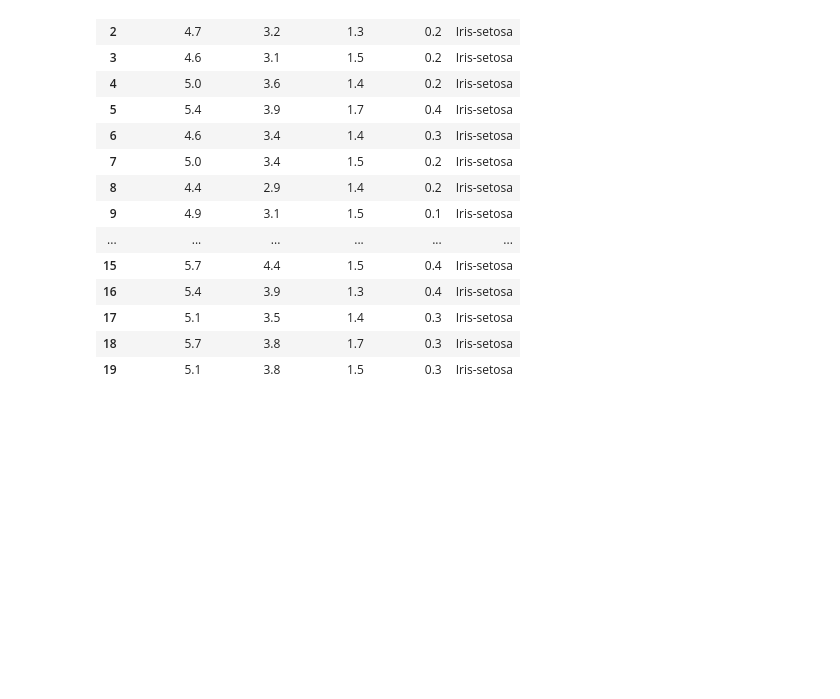
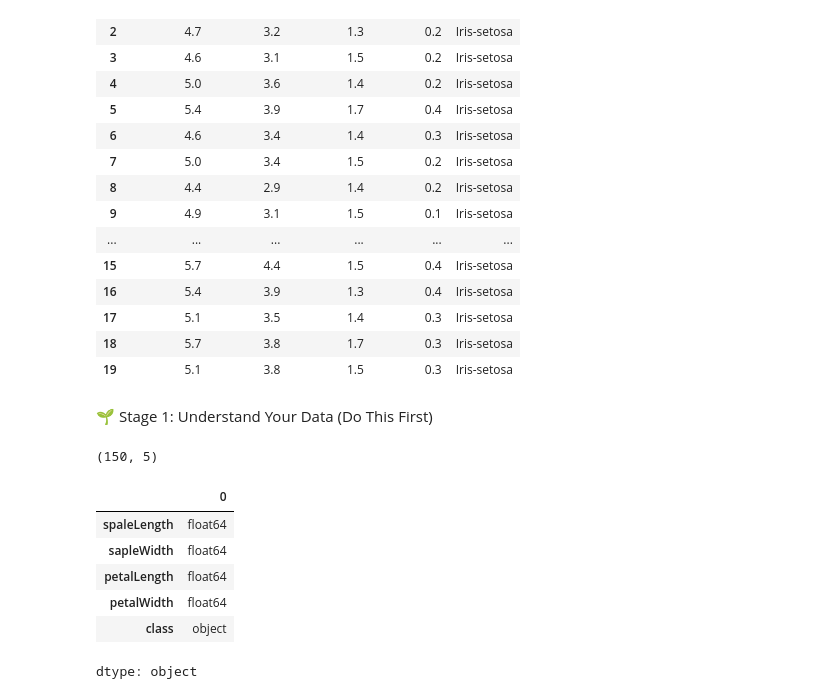
Before and after one commit to yusuf-codes10/iris.ml, a Jupyter notebook: iris.ipynb, the cells around one changed output. Saved outputs shown, nothing was run; the diff lists cells and outputs as text; code cells hidden in the pictures; blank space fills up the shorter version.

Commit message:
Stage 1: Understand Your Data & Assignment 1 — Data Inspection

```diff
--- a/iris.ipynb
+++ b/iris.ipynb
@@ -28,3 +28,19 @@ df.head(20)
 | 17 | 5.1 | 3.5 | 1.4 | 0.3 | Iris-setosa |
 | 18 | 5.7 | 3.8 | 1.7 | 0.3 | Iris-setosa |
 | 19 | 5.1 | 3.8 | 1.5 | 0.3 | Iris-setosa |
+# %% [markdown]
+🌱 Stage 1: Understand Your Data (Do This First)
+# %%
+df.shape # rows/columns
+# %% [output]
+(150, 5)
+# %%
+df.dtypes # data types
+# %% [output]
+|  | 0 |
+| spaleLength | float64 |
+| sapleWidth | float64 |
+| petalLength | float64 |
+| petalWidth | float64 |
+| class | object |
+dtype: object
```
Also changed, not shown: parts of 4 cells of this notebook.
